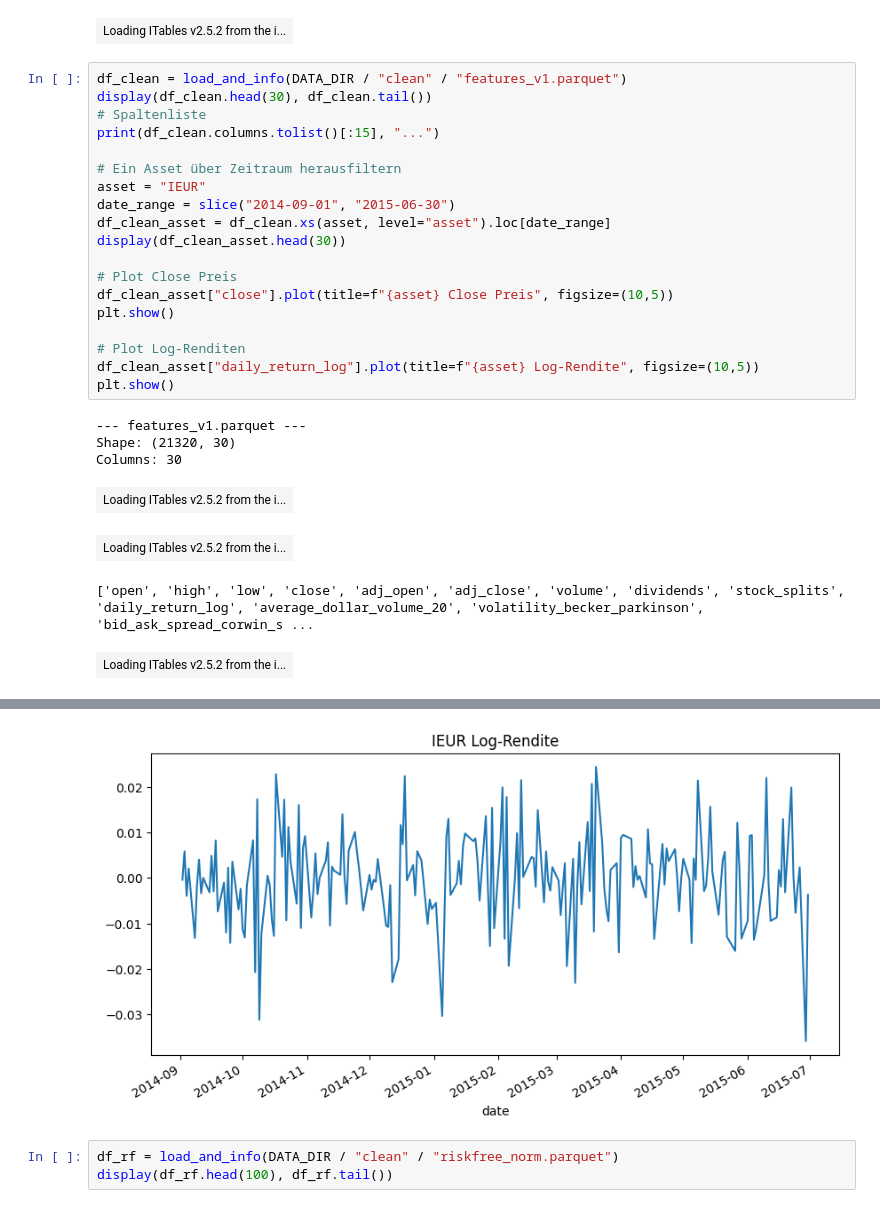
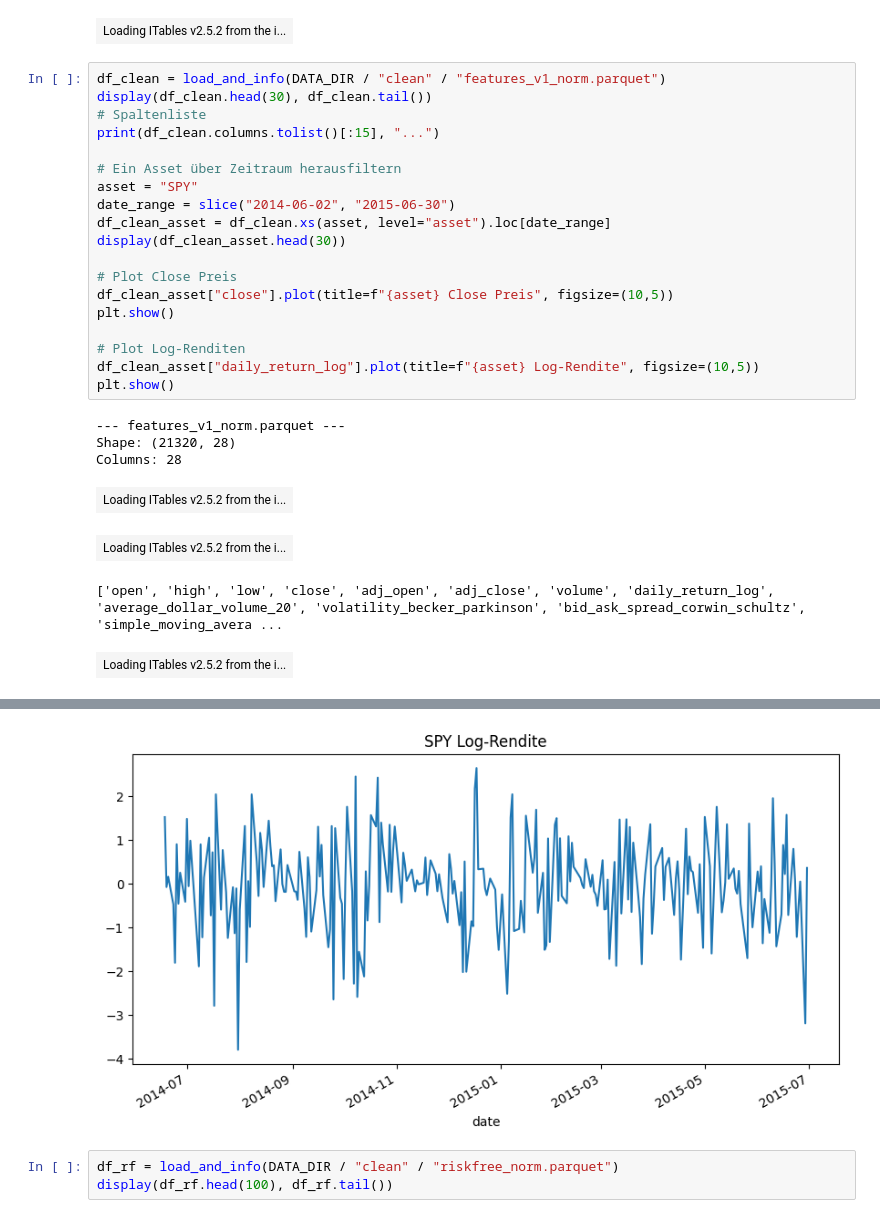
Before and after one commit to longrodeo/bachelorarbeit-drl-finance, a Jupyter notebook: notebooks/ploten_parquets_daten_check.ipynb, the cells around one changed output, grey strips where cells are left out. Cells and saved outputs as stored; diff of their text form.

```diff
--- a/notebooks/ploten_parquets_daten_check.ipynb
+++ b/notebooks/ploten_parquets_daten_check.ipynb
@@ -85,14 +85,14 @@ Columns: 8
 ['open', 'high', 'low', 'close', 'adj_close', 'volume', 'dividends', 'stock_splits'] ...
 | Loading ITables v2.5.2 from the i... |
 # %%
-df_clean = load_and_info(DATA_DIR / "clean" / "features_v1.parquet")
+df_clean = load_and_info(DATA_DIR / "clean" / "features_v1_norm.parquet")
 display(df_clean.head(30), df_clean.tail())
 # Spaltenliste
 print(df_clean.columns.tolist()[:15], "...")
 
 # Ein Asset über Zeitraum herausfiltern
-asset = "IEUR"
-date_range = slice("2014-09-01", "2015-06-30")
+asset = "SPY"
+date_range = slice("2014-06-02", "2015-06-30")
 df_clean_asset = df_clean.xs(asset, level="asset").loc[date_range]
 display(df_clean_asset.head(30))
 
@@ -104,10 +104,10 @@ plt.show()
 df_clean_asset["daily_return_log"].plot(title=f"{asset} Log-Rendite", figsize=(10,5))
 plt.show()
 # %% [output]
---- features_v1.parquet ---
-Shape: (21320, 30)
-Columns: 30
+--- features_v1_norm.parquet ---
+Shape: (21320, 28)
+Columns: 28
 | Loading ITables v2.5.2 from the i... |
 | Loading ITables v2.5.2 from the i... |
-['open', 'high', 'low', 'close', 'adj_open', 'adj_close', 'volume', 'dividends', 'stock_splits', 'daily_return_log', 'average_dollar_volume_20', 'volatility_becker_parkinson', 'bid_ask_spread_corwin_s ...
+['open', 'high', 'low', 'close', 'adj_open', 'adj_close', 'volume', 'daily_return_log', 'average_dollar_volume_20', 'volatility_becker_parkinson', 'bid_ask_spread_corwin_schultz', 'simple_moving_avera ...
 | Loading ITables v2.5.2 from the i... |
@@ -115,4 +115,4 @@ Columns: 30
-[figure, old version]
+[figure, new version]
 # %%
 df_rf = load_and_info(DATA_DIR / "clean" / "riskfree_norm.parquet")
 display(df_rf.head(100), df_rf.tail())
```
Also changed, not shown: parts of 3 cells of this notebook, 18 other files.
